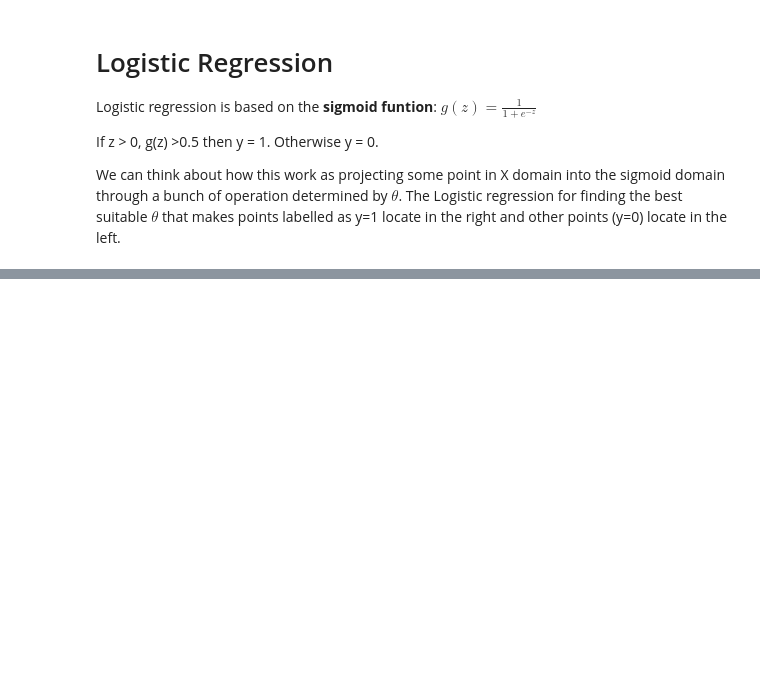
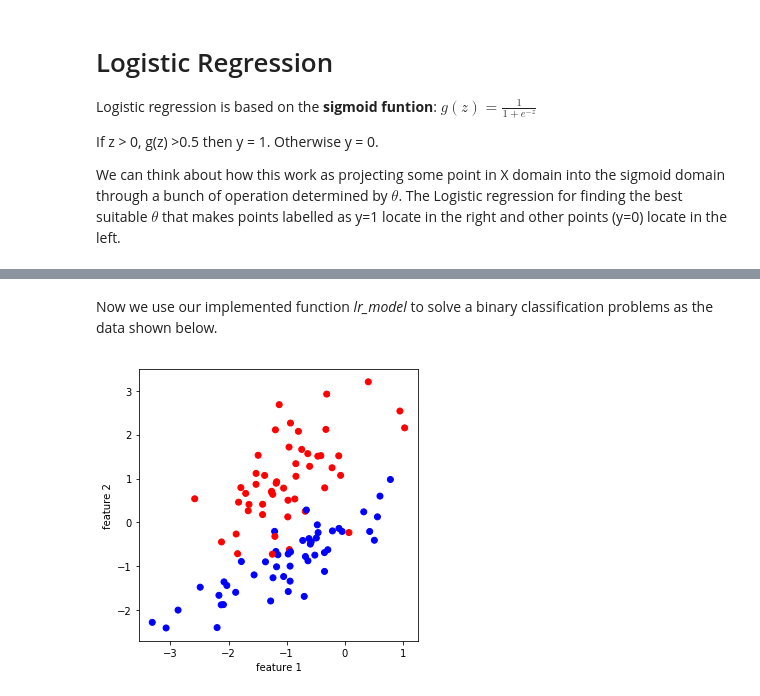
Before and after one commit to jeremy-xx/logistic-regression, a Jupyter notebook: logistic_regression.ipynb, the cells around one changed output, grey strips where cells are left out. Cells and saved outputs as stored; diff of their text form; code cells hidden in the pictures; blank space fills up the shorter version.

```diff
--- a/logistic_regression.ipynb
+++ b/logistic_regression.ipynb
@@ -48,0 +62,16 @@ plt.show()
+# %% [markdown]
+Now we use our implemented function *lr_model* to solve a binary classification problems as the data shown below.
+# %%
+X,y =make_classification(n_samples=100, n_features=2, n_informative=2, n_redundant=0,
+                         n_classes=2, n_clusters_per_class=1,
+                         random_state=20)
+
+Y = y[:,np.newaxis]
+
+plt.figure(figsize=(5,5))
+plt.scatter(X[:,0],X[:,1],c=y,cmap=plt.get_cmap('bwr'))
+plt.xlabel('feature 1')
+plt.ylabel('feature 2')
+plt.show()
+# %% [output]
+[figure, added]
```
Also changed, not shown: parts of 12 cells of this notebook.
